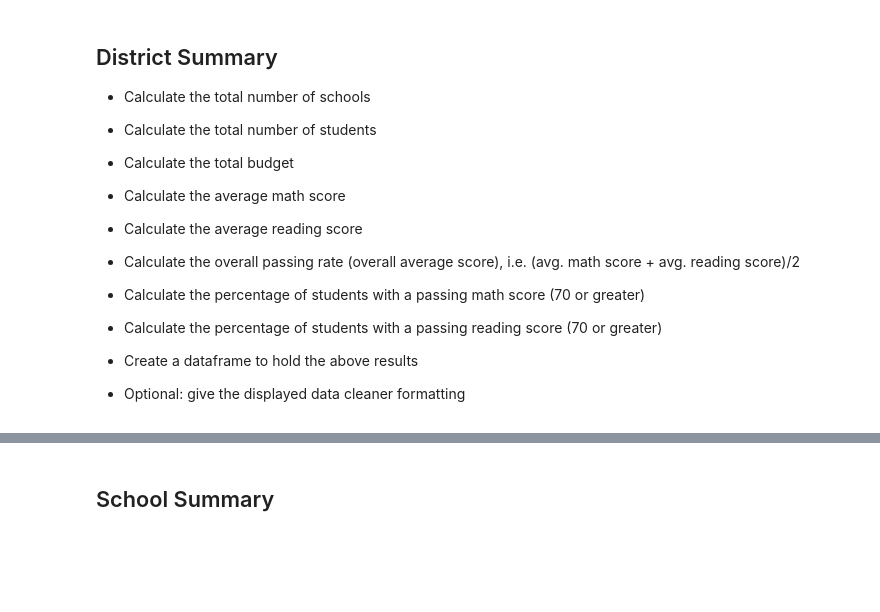
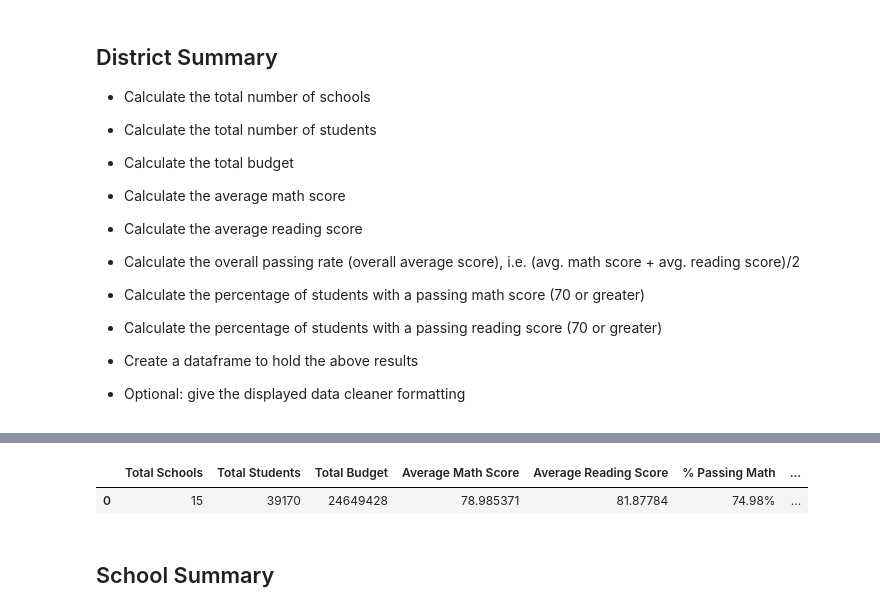
Before and after one commit to mtbulut/Pandas-Challenge-1, a Jupyter notebook: PyCitySchools/PyCitySchools_starter.ipynb, the cells around one changed output, grey strips where cells are left out. Cells and saved outputs as stored; diff of their text form; code cells hidden in the pictures; blank space fills up the shorter version.

Commit message:
Calculate total schools, students, budget, avg math & reading scores, percent passing math and reading scores, and overall score.

```diff
--- a/PyCitySchools/PyCitySchools_starter.ipynb
+++ b/PyCitySchools/PyCitySchools_starter.ipynb
@@ -24,6 +24,10 @@ school_data_complete.head()
 | 2 | 2 | Kevin Rodriguez | M | 12th | Huang High School | 90 | 60 | 0 | ... |
 | 3 | 3 | Dr. Richard Scott | M | 12th | Huang High School | 67 | 58 | 0 | ... |
 | 4 | 4 | Bonnie Ray | F | 9th | Huang High School | 97 | 84 | 0 | ... |
+# %%
+#convert int to rounded string with following %
+def percent(x):
+    return str(round(x*100,2))+'%'
 # %% [markdown]
 ## District Summary
 
@@ -53,3 +53,18 @@ school_data_complete.head()
+# %%
+district_df = pd.DataFrame({
+    'Total Schools':[len(school_data)],
+    'Total Students':[len(student_data)],
+    'Total Budget':[school_data['budget'].sum()],
+    'Average Math Score':[student_data['math_score'].mean()],
+    'Average Reading Score':[student_data['reading_score'].mean()],
+    '% Passing Math':[percent((student_data['math_score']>=70).sum()/len(student_data))],
+    '% Passing Reading':[percent((student_data['reading_score']>=70).sum()/len(student_data))],
+    '% Overall Passing Rate':[(student_data['math_score'].mean()+student_data['reading_score'].mean())/2]
+})
+district_df
+# %% [output]
+|  | Total Schools | Total Students | Total Budget | Average Math Score | Average Reading Score | % Passing Math | ... |
+| 0 | 15 | 39170 | 24649428 | 78.985371 | 81.87784 | 74.98% | ... |
 # %% [markdown]
 ## School Summary
 # %% [markdown]
```
Also changed, not shown: parts of 1 cell of this notebook.
